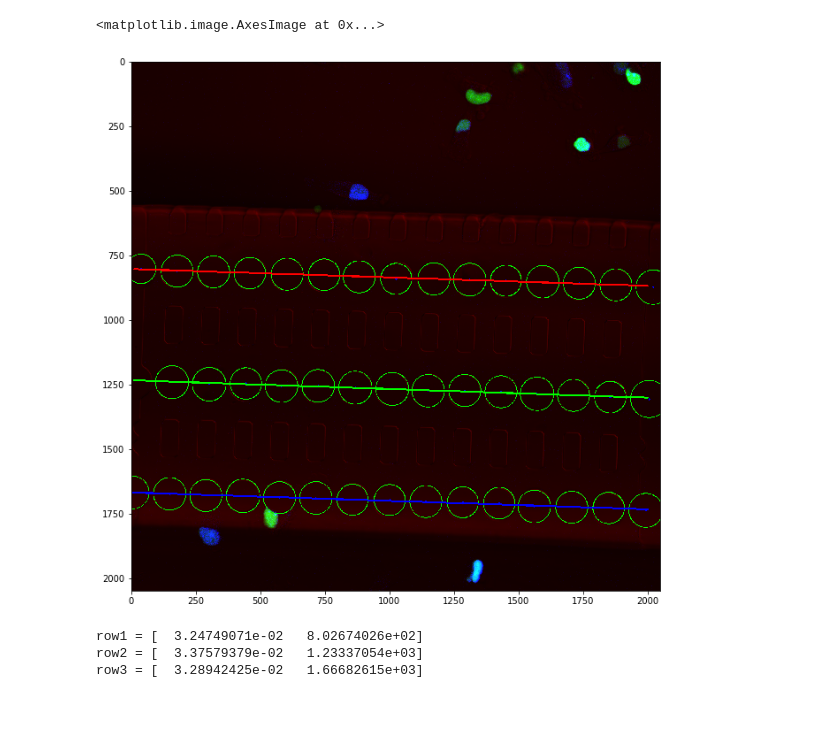
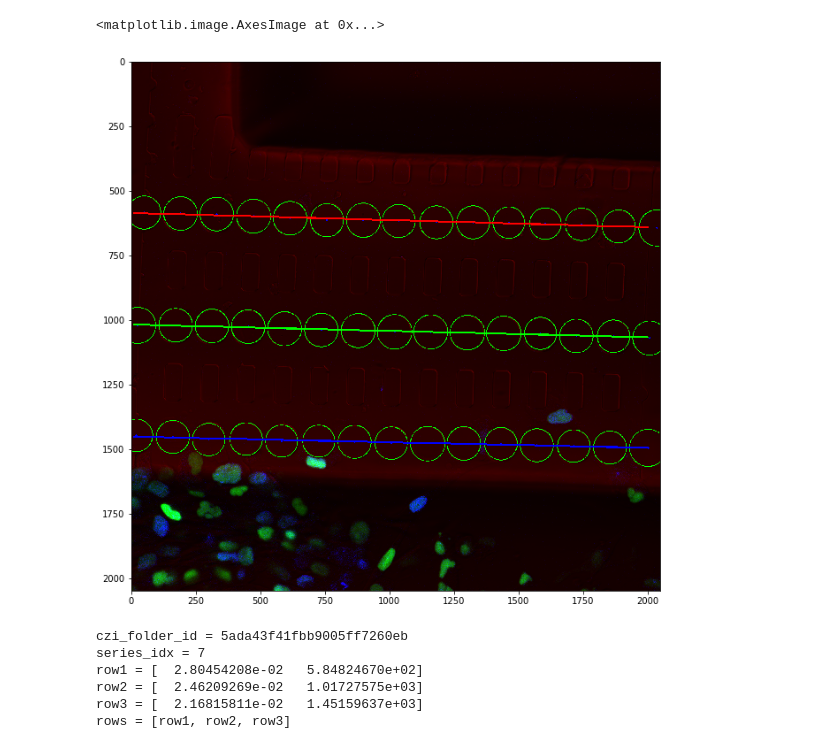
Before and after one commit to gglaw16/nuclei, a Jupyter notebook: detectCirclesTest.ipynb, the cells around one changed output. Saved outputs shown, nothing was run; the diff lists cells and outputs as text; code cells hidden in the pictures; blank space fills up the shorter version.

Commit message:
Input parameters

```diff
--- a/detectCirclesTest.ipynb
+++ b/detectCirclesTest.ipynb
@@ -20,9 +20,14 @@ import nuclei.girder.time_lapse_data as reader
 
 # I copied this from elipsesAroundNuclei-Tracks-FociCount
 # I want to only test the code to find circles on all images in girder.
+plt.rcParams['image.cmap'] = 'gist_earth'
+matplotlib.rcParams['figure.figsize'] = (11.0, 11.0)
 
 
+import sys
+sys.version_info
 
 
-plt.rcParams['image.cmap'] = 'gist_earth'
-matplotlib.rcParams['figure.figsize'] = (11.0, 11.0)
+# Input Parameters
+czi_folder_id = "5ada43f41fbb9005ff7260eb"
+series_idx = 7
@@ -34,5 +34,4 @@ sys.version_info(major=3, minor=5, micro=2, releaselevel='final', serial=0)
 # %%
-series_idx = 1
 """
 # Get the image from girder.
 import girder_client
@@ -42,7 +41,7 @@ gc.authenticate(GIRDER_USERNAME, apiKey=GIRDER_KEY)
 """
 source = reader.time_lapse_data()
 # 073117 BT549_Sv40_Bt549_SV40 NLS GFP 53BP1 mcherry_2017_07_31__18_31_54series000
-source.load('5aaf02831fbb9006233ae6a2')
+source.load(czi_folder_id)
 print("series: %d"%source.get_number_of_series())
 print("time steps in series 1: %d"%source.get_series_length(1))
 im, item_obj = source.get_image(series_idx,10)
@@ -103,11 +102,11 @@ row1r.append(circles[0][0][2])
 
 
 for circle in circles[0]:
-    if circle[1] < row1y[0]+row1r[0] and circle[1] > row1y[0]-row1r[0]:
+    if circle[1] < row1y[0]+row1r[0]+30 and circle[1] > row1y[0]-row1r[0]-30:
         row1x.append(circle[0])
         row1y.append(circle[1])
         row1r.append(circle[2])
-    elif (row2x != [] and circle[1] < row2y[0]+row2r[0] and circle[1] > row2y[0]-row2r[0]) or row2x == []:
+    elif (row2x != [] and circle[1] < row2y[0]+row2r[0]+30 and circle[1] > row2y[0]-row2r[0]-30) or row2x == []:
         row2x.append(circle[0])
         row2y.append(circle[1])
         row2r.append(circle[2])
@@ -122,39 +121,45 @@ if row1y[1] < row2y[1] and row1y[1] < row3y[1]:
         row2 = np.polyfit(row2x, row2y,1)
         row3 = np.polyfit(row3x, row3y,1)
     else :
         row3 = np.polyfit(row2x, row2y,1)
         row2 = np.polyfit(row3x, row3y,1)
 elif row2y[1] < row3y[1] and row2y[1] < row1y[1]:
     row1 = np.polyfit(row2x, row2y,1)
     if row1y[1] < row3y[1]:
         row2 = np.polyfit(row1x, row1y,1)
         row3 = np.polyfit(row3x, row3y,1)
     else :
         row3 = np.polyfit(row1x, row1y,1)
         row2 = np.polyfit(row3x, row3y,1)
 else :
     row1 = np.polyfit(row3x, row3y,1)
     if row1y[1] < row2y[1]:
         row2 = np.polyfit(row1x, row1y,1)
         row3 = np.polyfit(row2x, row2y,1)
     else :
         row3 = np.polyfit(row1x, row1y,1)
         row2 = np.polyfit(row2x, row2y,1)
 
 
 cv2.line(im,(10,int(10*row1[0]+row1[1])),(2000,int(2000*row1[0]+row1[1])),(255,0,0),5)
 cv2.line(im,(10,int(10*row2[0]+row2[1])),(2000,int(2000*row2[0]+row2[1])),(0,255,0),5)
 cv2.line(im,(10,int(10*row3[0]+row3[1])),(2000,int(2000*row3[0]+row3[1])),(0,0,255),5)
 
 plt.imshow(im)
 # %% [output]
 <matplotlib.image.AxesImage at 0x...>
-[figure, old version]
+[figure, new version]
 # %%
+print("czi_folder_id = '%s'"%czi_folder_id)
+print("series_idx = %d"% series_idx)
 print("row1 = %s"%row1)
 print("row2 = %s"%row2)
 print("row3 = %s"%row3)
+print("rows = [row1, row2, row3]")
 # %% [output]
-row1 = [  3.24749071e-02   8.02674026e+02]
-row2 = [  3.37579379e-02   1.23337054e+03]
-row3 = [  3.28942425e-02   1.66682615e+03]
+czi_folder_id = 5ada43f41fbb9005ff7260eb
+series_idx = 7
+row1 = [  2.80454208e-02   5.84824670e+02]
+row2 = [  2.46209269e-02   1.01727575e+03]
+row3 = [  2.16815811e-02   1.45159637e+03]
+rows = [row1, row2, row3]
```
Also changed, not shown: parts of 2 cells of this notebook, 1 other file.
